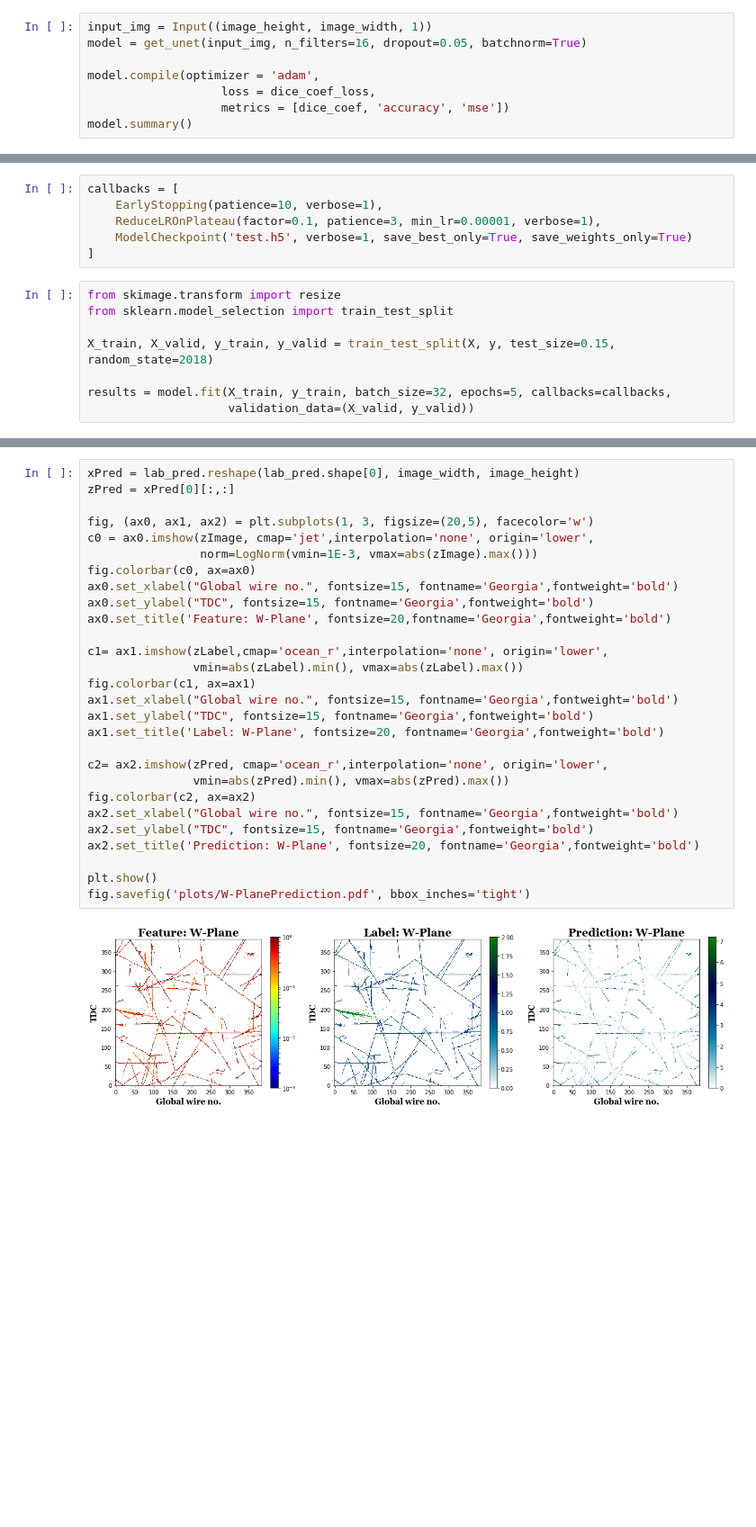
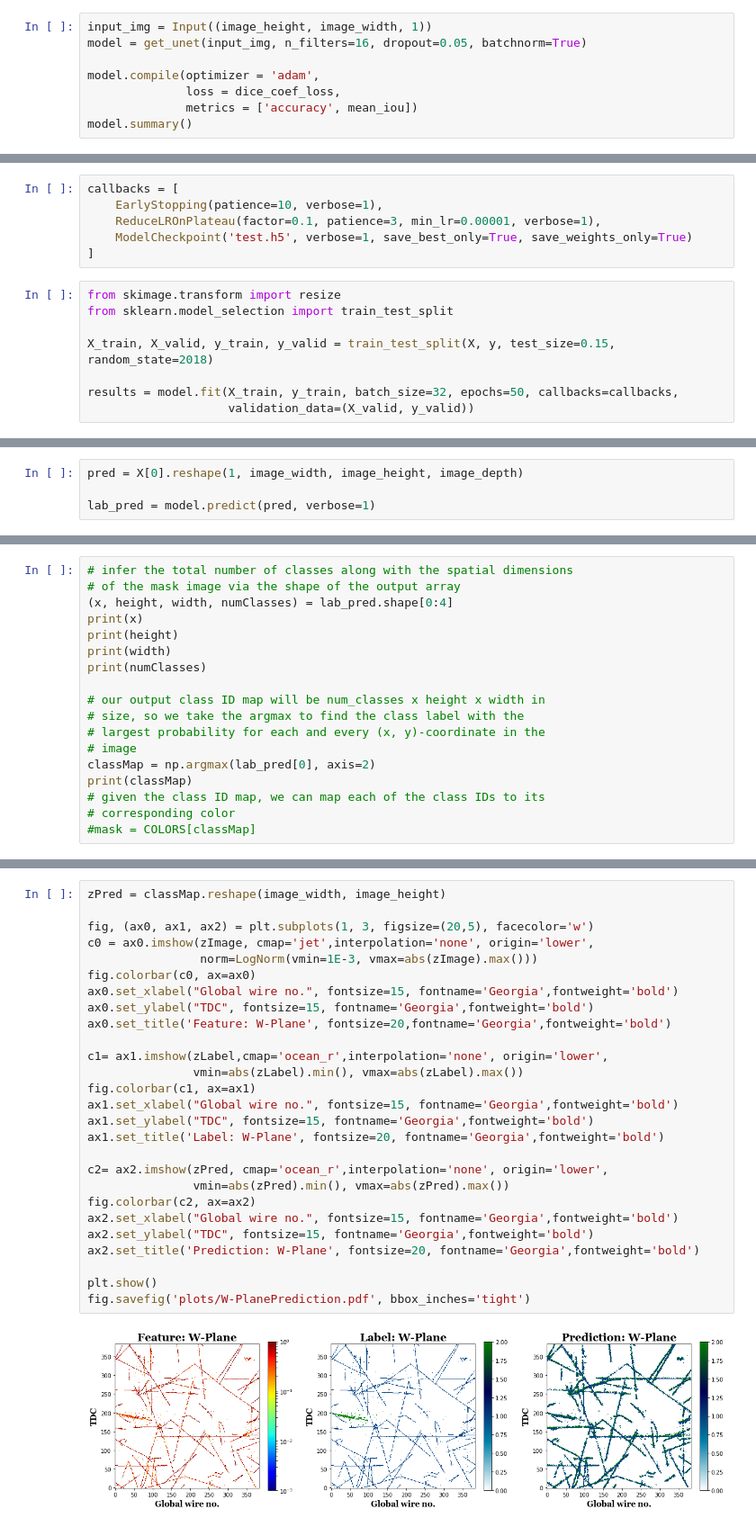
Before and after one commit to almoslmi/DeepLearningWithProtoDUNE, a Jupyter notebook: playground.ipynb, the cells around one changed output, grey strips where cells are left out. Shown at 90% size. Saved outputs shown, nothing was run; the diff lists cells and outputs as text; blank space fills up the shorter version.

```diff
--- a/playground.ipynb
+++ b/playground.ipynb
@@ -190,8 +224,8 @@ input_img = Input((image_height, image_width, 1))
 model = get_unet(input_img, n_filters=16, dropout=0.05, batchnorm=True)
 
 model.compile(optimizer = 'adam',
-                   loss = dice_coef_loss,
-                   metrics = [dice_coef, 'accuracy', 'mse'])
+              loss = dice_coef_loss,
+              metrics = ['accuracy', mean_iou])
 model.summary()
 # %% [output]
 _________________________________________________________________
@@ -223,7 +257,7 @@ from sklearn.model_selection import train_test_split
 
 X_train, X_valid, y_train, y_valid = train_test_split(X, y, test_size=0.15, random_state=2018)
 
-results = model.fit(X_train, y_train, batch_size=32, epochs=5, callbacks=callbacks,
+results = model.fit(X_train, y_train, batch_size=32, epochs=50, callbacks=callbacks,
                     validation_data=(X_valid, y_valid))
 # %% [output]
 Train on 25 samples, validate on 5 samples
@@ -238,0 +280,4 @@ lab_pred = model.predict(X, verbose=1)
+# %%
+pred = X[0].reshape(1, image_width, image_height, image_depth)
+
+lab_pred = model.predict(pred, verbose=1)
@@ -238,0 +286,18 @@ lab_pred = model.predict(X, verbose=1)
+# %%
+# infer the total number of classes along with the spatial dimensions
+# of the mask image via the shape of the output array
+(x, height, width, numClasses) = lab_pred.shape[0:4]
+print(x)
+print(height)
+print(width)
+print(numClasses)
+
+# our output class ID map will be num_classes x height x width in
+# size, so we take the argmax to find the class label with the
+# largest probability for each and every (x, y)-coordinate in the
+# image
+classMap = np.argmax(lab_pred[0], axis=2)
+print(classMap)
+# given the class ID map, we can map each of the class IDs to its
+# corresponding color
+#mask = COLORS[classMap]
@@ -239,30 +316,29 @@ lab_pred = model.predict(X, verbose=1)
 # %%
-xPred = lab_pred.reshape(lab_pred.shape[0], image_width, image_height)
-zPred = xPred[0][:,:]
+zPred = classMap.reshape(image_width, image_height)
 
 fig, (ax0, ax1, ax2) = plt.subplots(1, 3, figsize=(20,5), facecolor='w')
 c0 = ax0.imshow(zImage, cmap='jet',interpolation='none', origin='lower',
                 norm=LogNorm(vmin=1E-3, vmax=abs(zImage).max()))
 fig.colorbar(c0, ax=ax0)
 ax0.set_xlabel("Global wire no.", fontsize=15, fontname='Georgia',fontweight='bold')
 ax0.set_ylabel("TDC", fontsize=15, fontname='Georgia',fontweight='bold')
 ax0.set_title('Feature: W-Plane', fontsize=20,fontname='Georgia',fontweight='bold')
 
 c1= ax1.imshow(zLabel,cmap='ocean_r',interpolation='none', origin='lower',
                vmin=abs(zLabel).min(), vmax=abs(zLabel).max())
 fig.colorbar(c1, ax=ax1)
 ax1.set_xlabel("Global wire no.", fontsize=15, fontname='Georgia',fontweight='bold')
 ax1.set_ylabel("TDC", fontsize=15, fontname='Georgia',fontweight='bold')
 ax1.set_title('Label: W-Plane', fontsize=20, fontname='Georgia',fontweight='bold')
 
 c2= ax2.imshow(zPred, cmap='ocean_r',interpolation='none', origin='lower',
                vmin=abs(zPred).min(), vmax=abs(zPred).max())
 fig.colorbar(c2, ax=ax2)
 ax2.set_xlabel("Global wire no.", fontsize=15, fontname='Georgia',fontweight='bold')
 ax2.set_ylabel("TDC", fontsize=15, fontname='Georgia',fontweight='bold')
 ax2.set_title('Prediction: W-Plane', fontsize=20, fontname='Georgia',fontweight='bold')
 
 plt.show()
 fig.savefig('plots/W-PlanePrediction.pdf', bbox_inches='tight')
 # %% [output]
-[figure, old version]
+[figure, new version]
```
Also changed, not shown: parts of 12 cells of this notebook.
